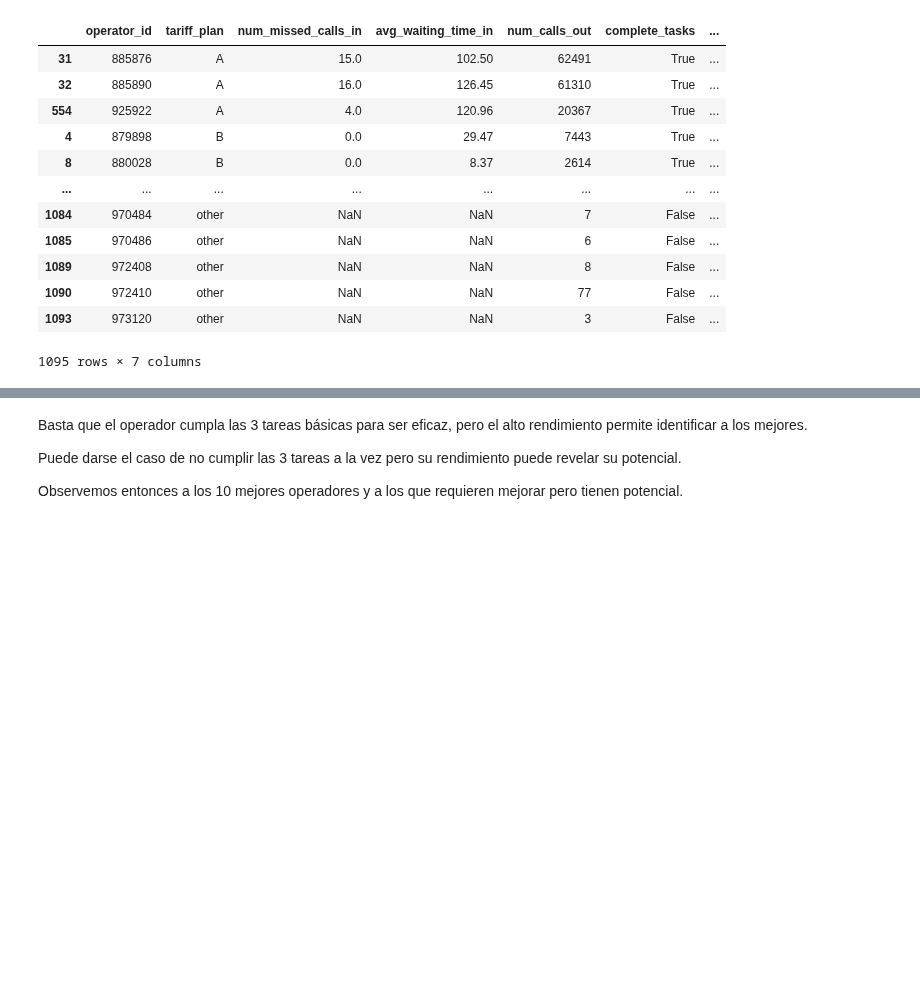
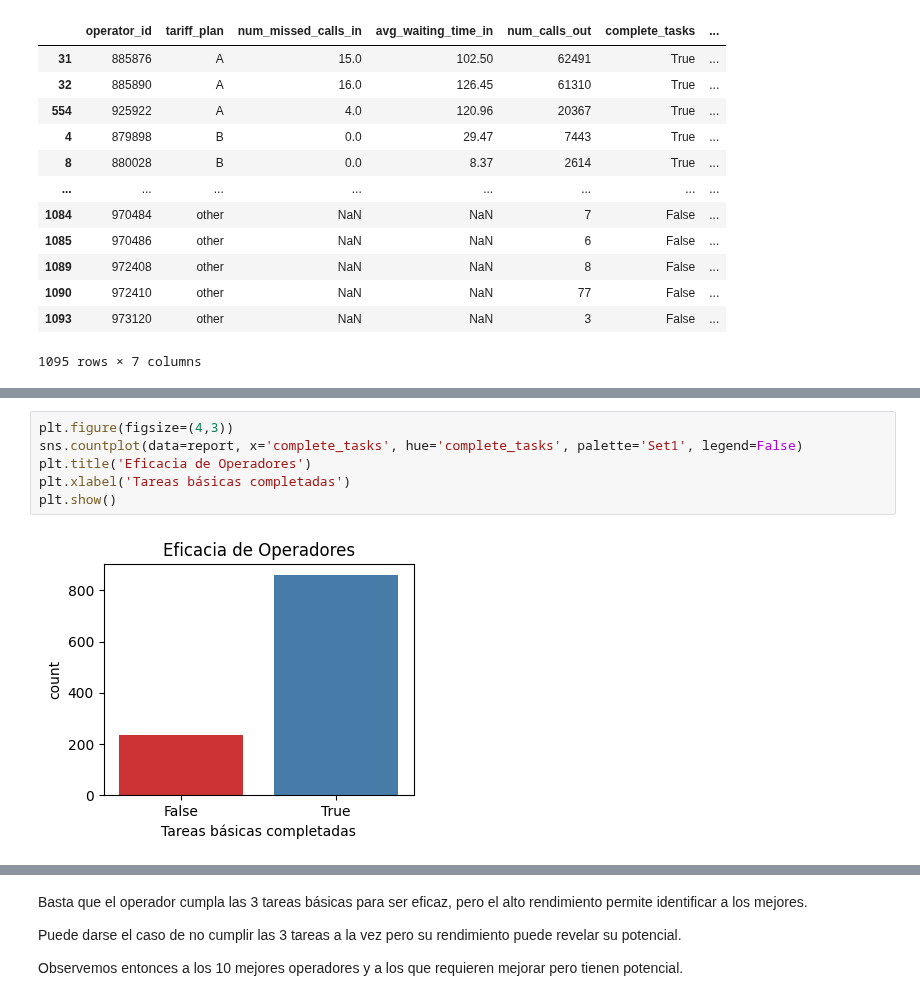
Before and after one commit to ScinDBad/DA_proyecto_final, a Jupyter notebook: proyecto_sp_14.ipynb, the cells around one changed output, grey strips where cells are left out. Cells and saved outputs as stored; diff of their text form; blank space fills up the shorter version.

```diff
--- a/proyecto_sp_14.ipynb
+++ b/proyecto_sp_14.ipynb
@@ -792,0 +819,8 @@ ________________________________________________________________________________
+# %%
+plt.figure(figsize=(4,3))
+sns.countplot(data=report, x='complete_tasks', hue='complete_tasks', palette='Set1', legend=False)
+plt.title('Eficacia de Operadores')
+plt.xlabel('Tareas básicas completadas')
+plt.show()
+# %% [output]
+[figure, added]
```
Also changed, not shown: parts of 7 cells of this notebook.
